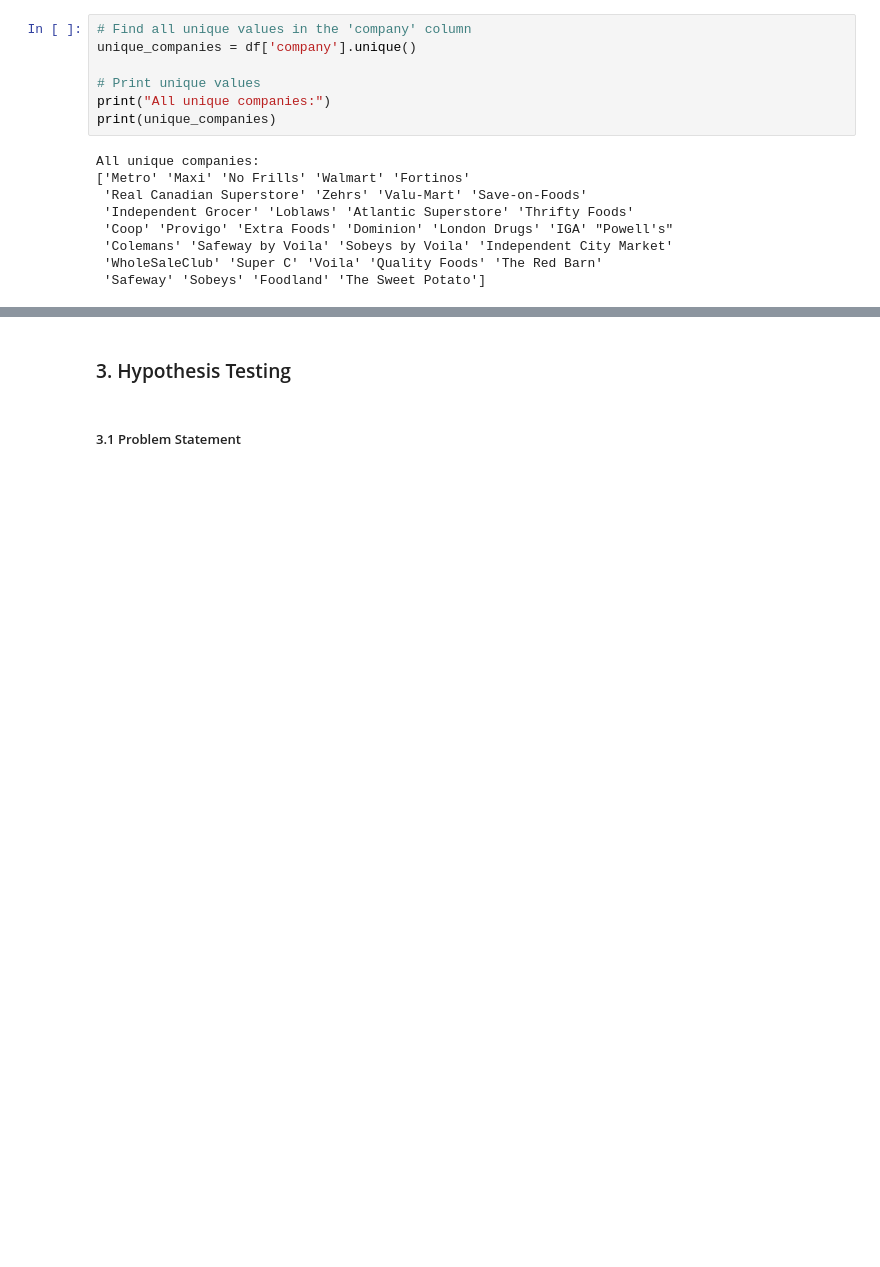
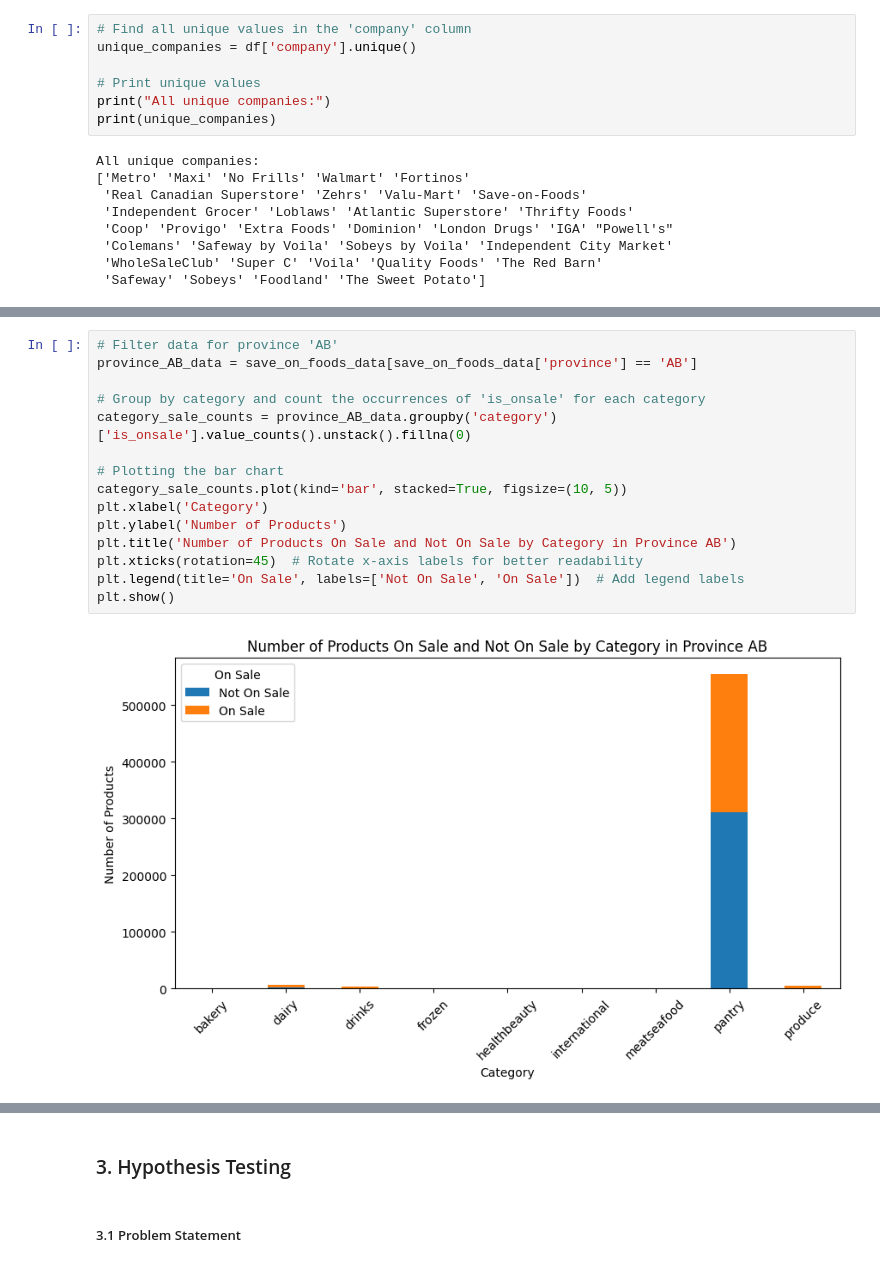
Before and after one commit to leningschulich/schulich_data_science, a Jupyter notebook: acp/Dynamic_Pricing.ipynb, the cells around one changed output, grey strips where cells are left out. Saved outputs shown, nothing was run; the diff lists cells and outputs as text; blank space fills up the shorter version.

```diff
--- a/acp/Dynamic_Pricing.ipynb
+++ b/acp/Dynamic_Pricing.ipynb
@@ -474,0 +556,17 @@ std    9.679152e-01  3.611170e+00  15.844597
+# %%
+# Filter data for province 'AB'
+province_AB_data = save_on_foods_data[save_on_foods_data['province'] == 'AB']
+
+# Group by category and count the occurrences of 'is_onsale' for each category
+category_sale_counts = province_AB_data.groupby('category')['is_onsale'].value_counts().unstack().fillna(0)
+
+# Plotting the bar chart
+category_sale_counts.plot(kind='bar', stacked=True, figsize=(10, 5))
+plt.xlabel('Category')
+plt.ylabel('Number of Products')
+plt.title('Number of Products On Sale and Not On Sale by Category in Province AB')
+plt.xticks(rotation=45)  # Rotate x-axis labels for better readability
+plt.legend(title='On Sale', labels=['Not On Sale', 'On Sale'])  # Add legend labels
+plt.show()
+# %% [output]
+[figure, added]
```
Also changed, not shown: parts of 15 cells of this notebook.
